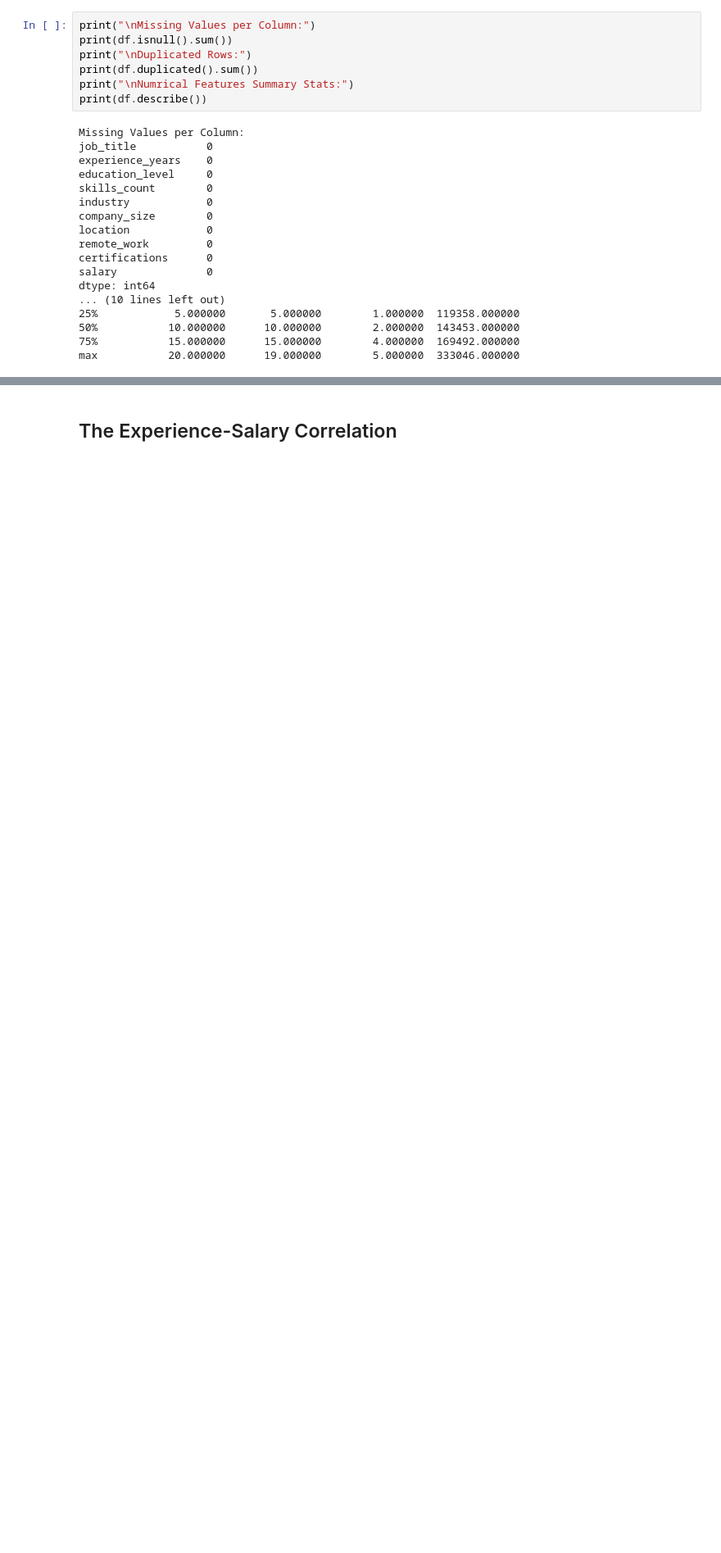
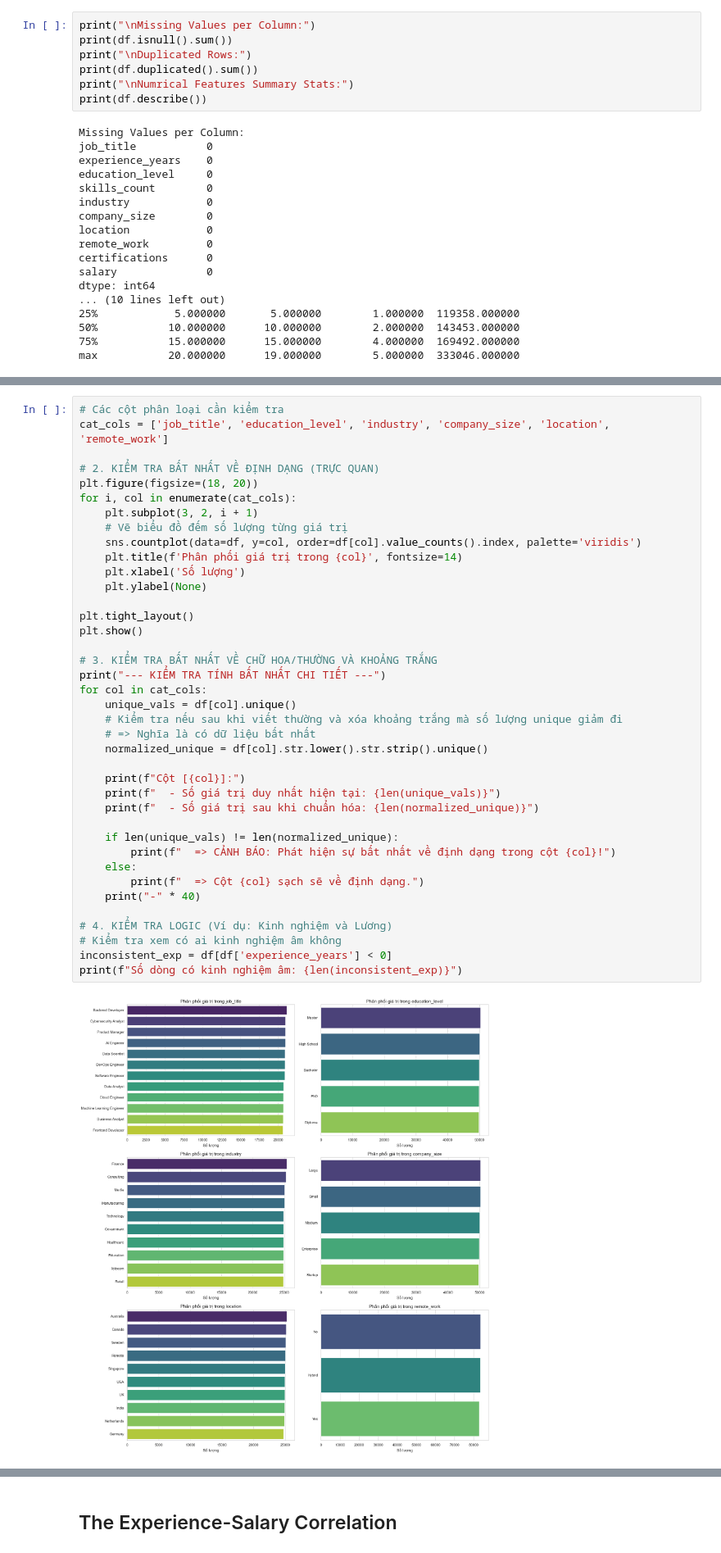
Before and after one commit to PhucBinhhh/PT-TQDL_HK2A, a Jupyter notebook: DA_cuoimon/Python/ML.ipynb, the cells around one changed output, grey strips where cells are left out. Shown at 82% size. Drawn from its saved outputs; the diff is of its cells as text; blank space fills up the shorter version.

```diff
--- a/DA_cuoimon/Python/ML.ipynb
+++ b/DA_cuoimon/Python/ML.ipynb
@@ -83,0 +151,41 @@ plt.show()
+# %%
+# Các cột phân loại cần kiểm tra
+cat_cols = ['job_title', 'education_level', 'industry', 'company_size', 'location', 'remote_work']
+
+# 2. KIỂM TRA BẤT NHẤT VỀ ĐỊNH DẠNG (TRỰC QUAN)
+plt.figure(figsize=(18, 20))
+for i, col in enumerate(cat_cols):
+    plt.subplot(3, 2, i + 1)
+    # Vẽ biểu đồ đếm số lượng từng giá trị
+    sns.countplot(data=df, y=col, order=df[col].value_counts().index, palette='viridis')
+    plt.title(f'Phân phối giá trị trong {col}', fontsize=14)
+    plt.xlabel('Số lượng')
+    plt.ylabel(None)
+
+plt.tight_layout()
+plt.show()
+
+# 3. KIỂM TRA BẤT NHẤT VỀ CHỮ HOA/THƯỜNG VÀ KHOẢNG TRẮNG
+print("--- KIỂM TRA TÍNH BẤT NHẤT CHI TIẾT ---")
+for col in cat_cols:
+    unique_vals = df[col].unique()
+    # Kiểm tra nếu sau khi viết thường và xóa khoảng trắng mà số lượng unique giảm đi
+    # => Nghĩa là có dữ liệu bất nhất
+    normalized_unique = df[col].str.lower().str.strip().unique()
+
+    print(f"Cột [{col}]:")
+    print(f"  - Số giá trị duy nhất hiện tại: {len(unique_vals)}")
+    print(f"  - Số giá trị sau khi chuẩn hóa: {len(normalized_unique)}")
+
+    if len(unique_vals) != len(normalized_unique):
+        print(f"  => CẢNH BÁO: Phát hiện sự bất nhất về định dạng trong cột {col}!")
+    else:
+        print(f"  => Cột {col} sạch sẽ về định dạng.")
+    print("-" * 40)
+
+# 4. KIỂM TRA LOGIC (Ví dụ: Kinh nghiệm và Lương)
+# Kiểm tra xem có ai kinh nghiệm âm không
+inconsistent_exp = df[df['experience_years'] < 0]
+print(f"Số dòng có kinh nghiệm âm: {len(inconsistent_exp)}")
+# %% [output]
+[figure, added]
```
Also changed, not shown: parts of 40 cells of this notebook.
